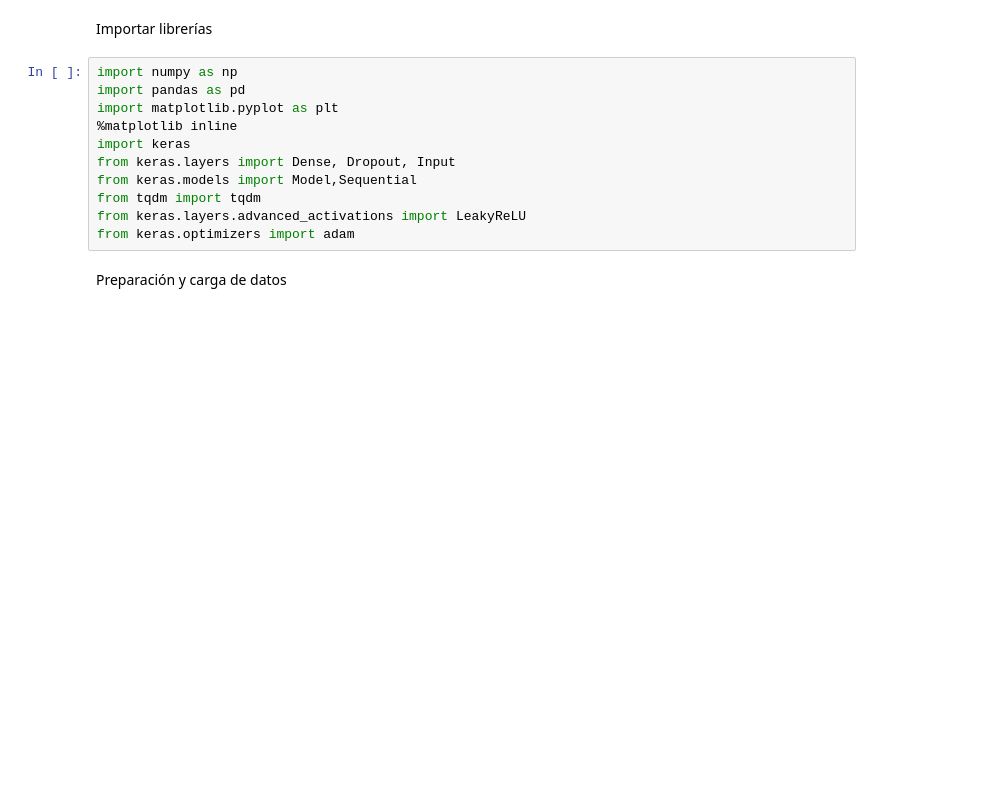
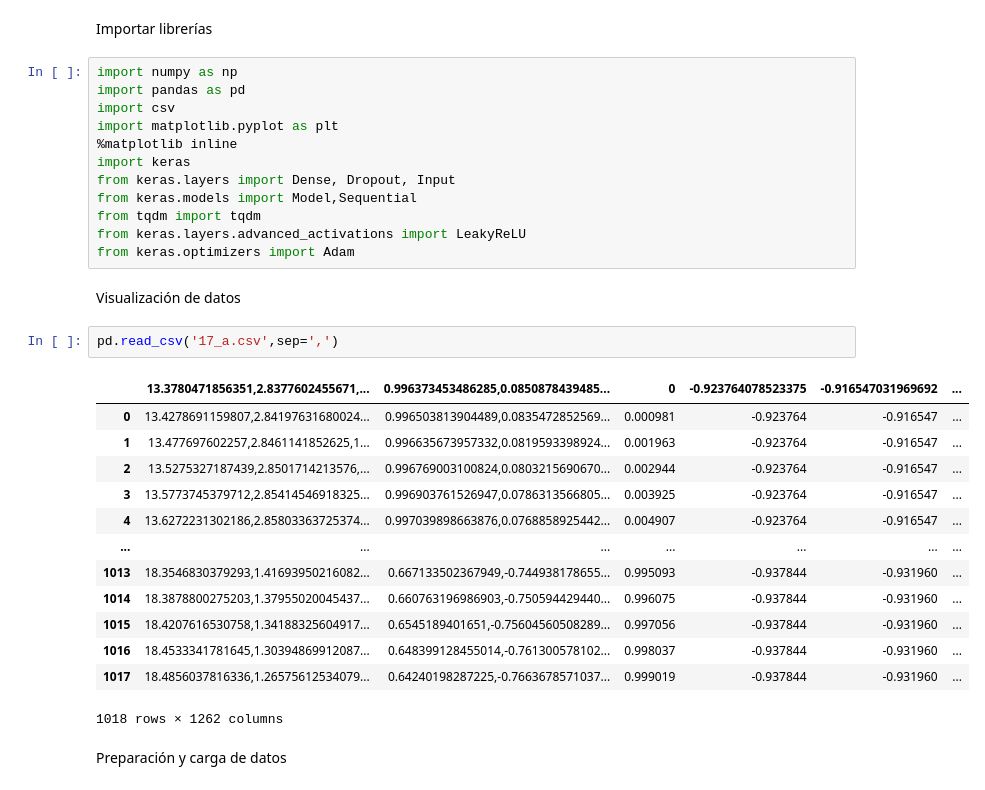
Before and after one commit to narfdf999/Arquitectura, a Jupyter notebook: PMV.ipynb, the cells around one changed output. Saved outputs shown, nothing was run; the diff lists cells and outputs as text; blank space fills up the shorter version.

```diff
--- a/PMV.ipynb
+++ b/PMV.ipynb
@@ -7,6 +5,7 @@ Importar librerías
 # %%
 import numpy as np
 import pandas as pd
+import csv
 import matplotlib.pyplot as plt
 %matplotlib inline
 import keras
@@ -14,7 +13,25 @@ from keras.layers import Dense, Dropout, Input
 from keras.models import Model,Sequential
 from tqdm import tqdm
 from keras.layers.advanced_activations import LeakyReLU
-from keras.optimizers import adam
+from keras.optimizers import Adam
+# %% [markdown]
+Visualización de datos
+# %%
+pd.read_csv('17_a.csv',sep=',')
+# %% [output]
+|  | 13.3780471856351,2.8377602455671,... | 0.996373453486285,0.0850878439485... | 0 | -0.923764078523375 | -0.916547031969692 | ... |
+| 0 | 13.4278691159807,2.84197631680024... | 0.996503813904489,0.0835472852569... | 0.000981 | -0.923764 | -0.916547 | ... |
+| 1 | 13.477697602257,2.8461141852625,1... | 0.996635673957332,0.0819593398924... | 0.001963 | -0.923764 | -0.916547 | ... |
+| 2 | 13.5275327187439,2.8501714213576,... | 0.996769003100824,0.0803215690670... | 0.002944 | -0.923764 | -0.916547 | ... |
+| 3 | 13.5773745379712,2.85414546918325... | 0.996903761526947,0.0786313566805... | 0.003925 | -0.923764 | -0.916547 | ... |
+| 4 | 13.6272231302186,2.85803363725374... | 0.997039898663876,0.0768858925442... | 0.004907 | -0.923764 | -0.916547 | ... |
+| ... | ... | ... | ... | ... | ... | ... |
+| 1013 | 18.3546830379293,1.41693950216082... | 0.667133502367949,-0.744938178655... | 0.995093 | -0.937844 | -0.931960 | ... |
+| 1014 | 18.3878800275203,1.37955020045437... | 0.660763196986903,-0.750594429440... | 0.996075 | -0.937844 | -0.931960 | ... |
+| 1015 | 18.4207616530758,1.34188325604917... | 0.6545189401651,-0.75604560508289... | 0.997056 | -0.937844 | -0.931960 | ... |
+| 1016 | 18.4533341781645,1.30394869912087... | 0.648399128455014,-0.761300578102... | 0.998037 | -0.937844 | -0.931960 | ... |
+| 1017 | 18.4856037816336,1.26575612534079... | 0.64240198287225,-0.7663678571037... | 0.999019 | -0.937844 | -0.931960 | ... |
+1018 rows × 1262 columns
 # %% [markdown]
 Preparación y carga de datos
 # %% [markdown]
```
Also changed, not shown: parts of 12 cells of this notebook.
